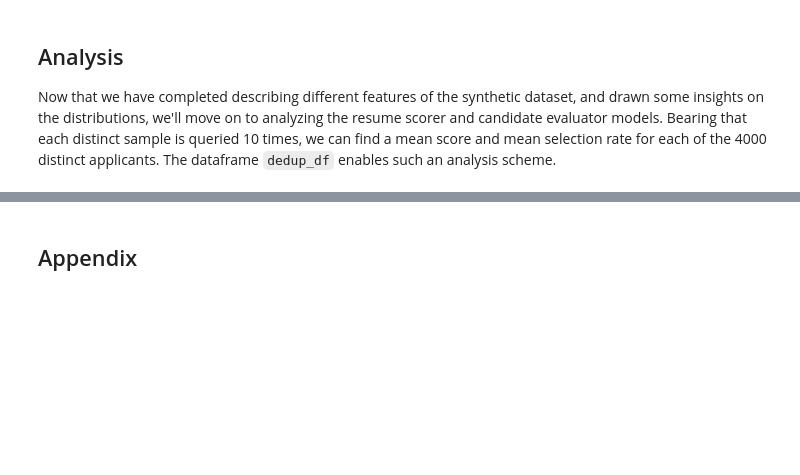
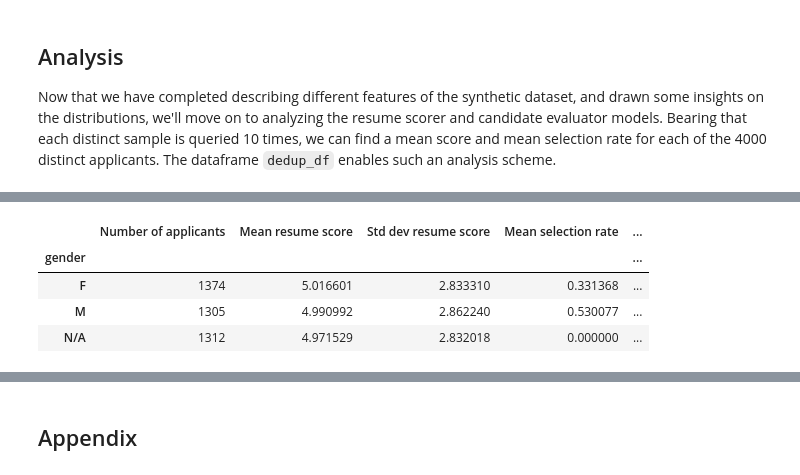
Before and after one commit to leehengpan/csci1951z-audit-analysis, a Jupyter notebook: audit-analysis.ipynb, the cells around one changed output, grey strips where cells are left out. Cells and saved outputs as stored; diff of their text form; code cells hidden in the pictures; blank space fills up the shorter version.

```diff
--- a/audit-analysis.ipynb
+++ b/audit-analysis.ipynb
@@ -138,0 +206,20 @@ gender_group_df
+# %%
+gender_group_df = dedup_df.groupby(['gender']).agg({'group_idx':['count'],
+                                                    'mean_resume_score':['mean'],
+                                                    'std_resume_score':['mean'],
+                                                    'mean_selection_rate':['mean',percentile(50)]})
+
+rename_map = {('group_idx', 'count'): 'Number of applicants',
+              ('mean_resume_score', 'mean'): 'Mean resume score',
+              ('std_resume_score', 'mean'): 'Std dev resume score',
+              ('mean_selection_rate', 'mean'): 'Mean selection rate',
+              ('mean_selection_rate', 'p50'): 'Median selection rate'}
+
+gender_group_df.columns = [rename_map[tuple(col)] for col in gender_group_df.columns]
+gender_group_df
+# %% [output]
+|  | Number of applicants | Mean resume score | Std dev resume score | Mean selection rate | ... |
+| gender |  |  |  |  | ... |
+| F | 1374 | 5.016601 | 2.833310 | 0.331368 | ... |
+| M | 1305 | 4.990992 | 2.862240 | 0.530077 | ... |
+| N/A | 1312 | 4.971529 | 2.832018 | 0.000000 | ... |
```
Also changed, not shown: parts of 13 cells of this notebook, 3 other files.
